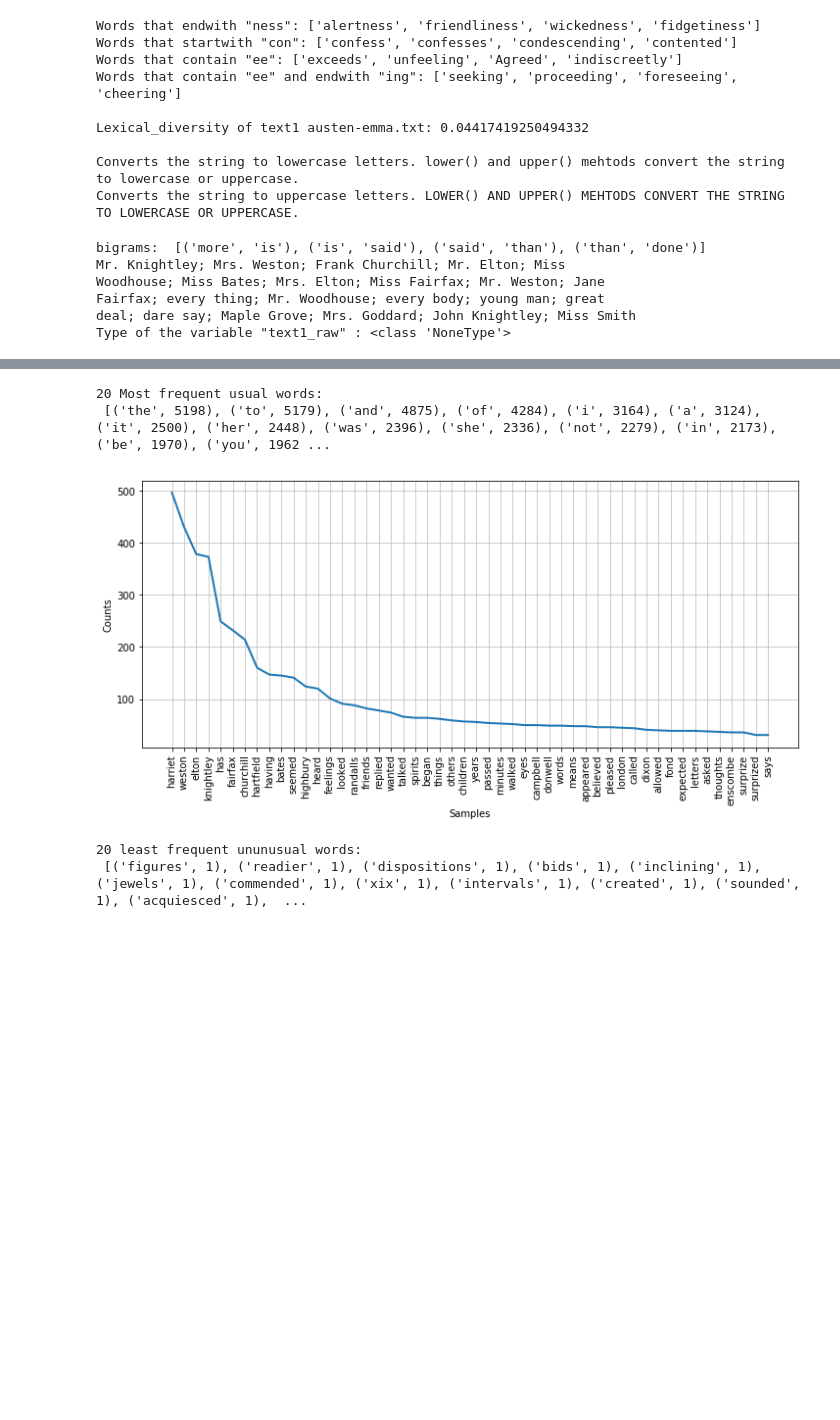
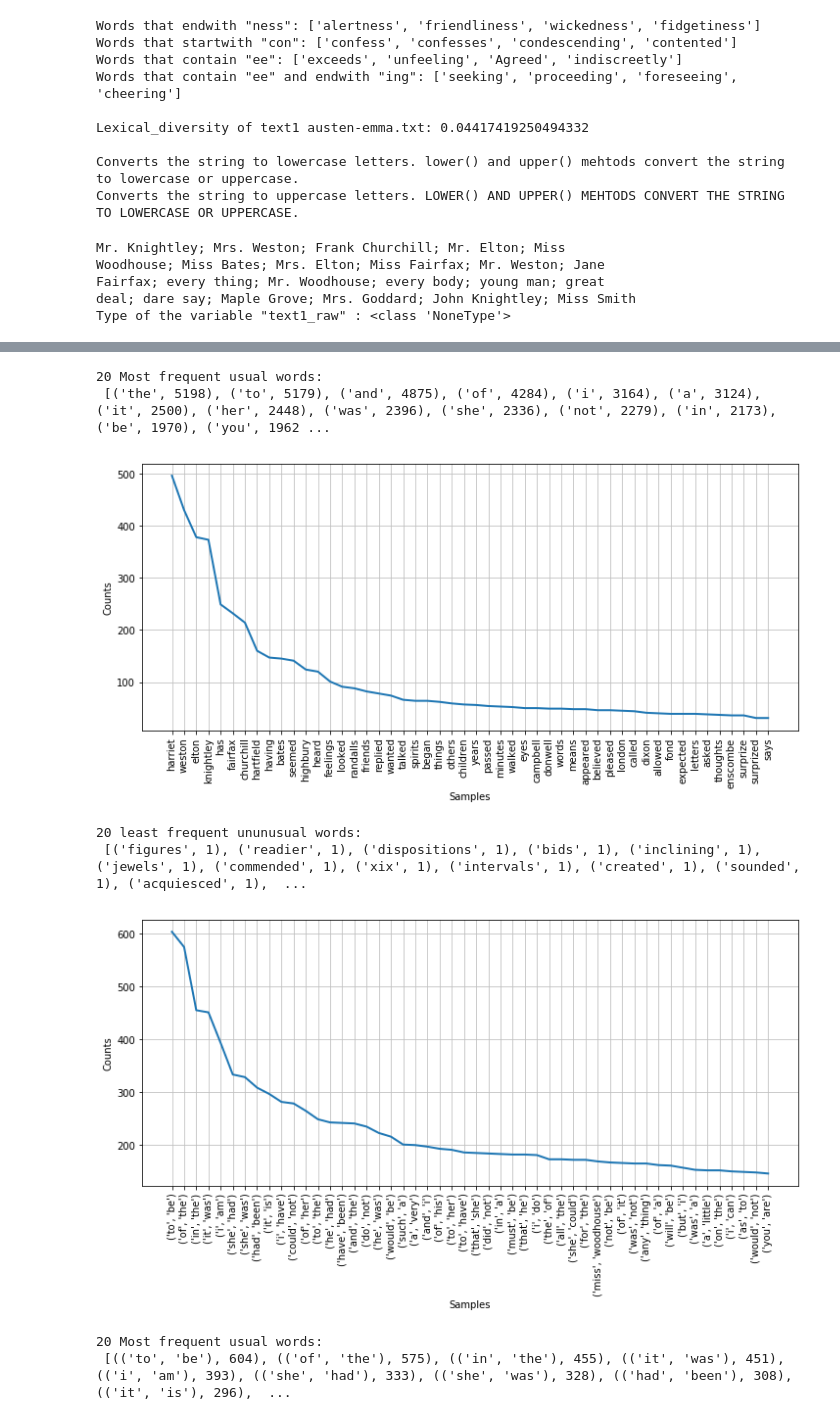
Before and after one commit to nimas62/NLTK-classical-NLP, a Jupyter notebook: NLTK-Text-Corpora.ipynb, the cells around one changed output, grey strips where cells are left out. Saved outputs shown, nothing was run; the diff lists cells and outputs as text; code cells hidden in the pictures; blank space fills up the shorter version.

Commit message:
Added bigram distribution

```diff
--- a/NLTK-Text-Corpora.ipynb
+++ b/NLTK-Text-Corpora.ipynb
@@ -339,10 +341,6 @@ Converts the string to uppercase letters. LOWER() AND UPPER() MEHTODS CONVERT TH
 # %%
 #ch.1 3.3   Collocations and Bigrams
 ###########################################
-
-# Bigrams
-######################
-print('bigrams: ',list(bigrams(['more', 'is', 'said', 'than', 'done'])))
 
 # In corpus linguistics, a collocation is a sequence of words or terms that co-occur more often than would be expected by chance
 # "red wine" is a collocation, but "the wine" is not.
@@ -373,34 +371,47 @@ fd = nltk.FreqDist(unusual_text_words)
 plt.figure(figsize=(12, 5))  # the size you want
 fd.plot(50,cumulative=False)
 most_frequent=fd.most_common()
 print('20 least frequent ununusual words:\n', most_frequent[-20:])
 
 
 # ConditionalFreqDist
 ######################
 
+# Bigrams
+######################
+text_bigrams=bigrams(usual_text_words);
+
+fd = nltk.FreqDist(text_bigrams)
+# plot of 50 first most frequent bigrams of usual_text_words
+plt.figure(figsize=(12, 5))
+fd.plot(50,cumulative=False)
+most_frequent=fd.most_common()
+print('20 Most frequent usual words:\n', most_frequent[0:20])
+
 #Generating Random Text with Bigrams
 ######################
 
 #Shoebox and Toolbox Lexicons
 ######################
 
 
 #WordNet
 ######################
 # %% [output]
-bigrams:  [('more', 'is'), ('is', 'said'), ('said', 'than'), ('than', 'done')]
 Mr. Knightley; Mrs. Weston; Frank Churchill; Mr. Elton; Miss
 Woodhouse; Miss Bates; Mrs. Elton; Miss Fairfax; Mr. Weston; Jane
 Fairfax; every thing; Mr. Woodhouse; every body; young man; great
 deal; dare say; Maple Grove; Mrs. Goddard; John Knightley; Miss Smith
 Type of the variable "text1_raw" : <class 'NoneType'>
 [figure]
 20 Most frequent usual words:
  [('the', 5198), ('to', 5179), ('and', 4875), ('of', 4284), ('i', 3164), ('a', 3124), ('it', 2500), ('her', 2448), ('was', 2396), ('she', 2336), ('not', 2279), ('in', 2173), ('be', 1970), ('you', 1962 ...
 [figure]
 20 least frequent ununusual words:
  [('figures', 1), ('readier', 1), ('dispositions', 1), ('bids', 1), ('inclining', 1), ('jewels', 1), ('commended', 1), ('xix', 1), ('intervals', 1), ('created', 1), ('sounded', 1), ('acquiesced', 1),  ...
+[figure, added]
+20 Most frequent usual words:
+ [(('to', 'be'), 604), (('of', 'the'), 575), (('in', 'the'), 455), (('it', 'was'), 451), (('i', 'am'), 393), (('she', 'had'), 333), (('she', 'was'), 328), (('had', 'been'), 308), (('it', 'is'), 296),  ...
 # %%
 from nltk.corpus import udhr
 languages = ['Chickasaw', 'English', 'German_Deutsch',
```
Also changed, not shown: parts of 1 cell of this notebook.
